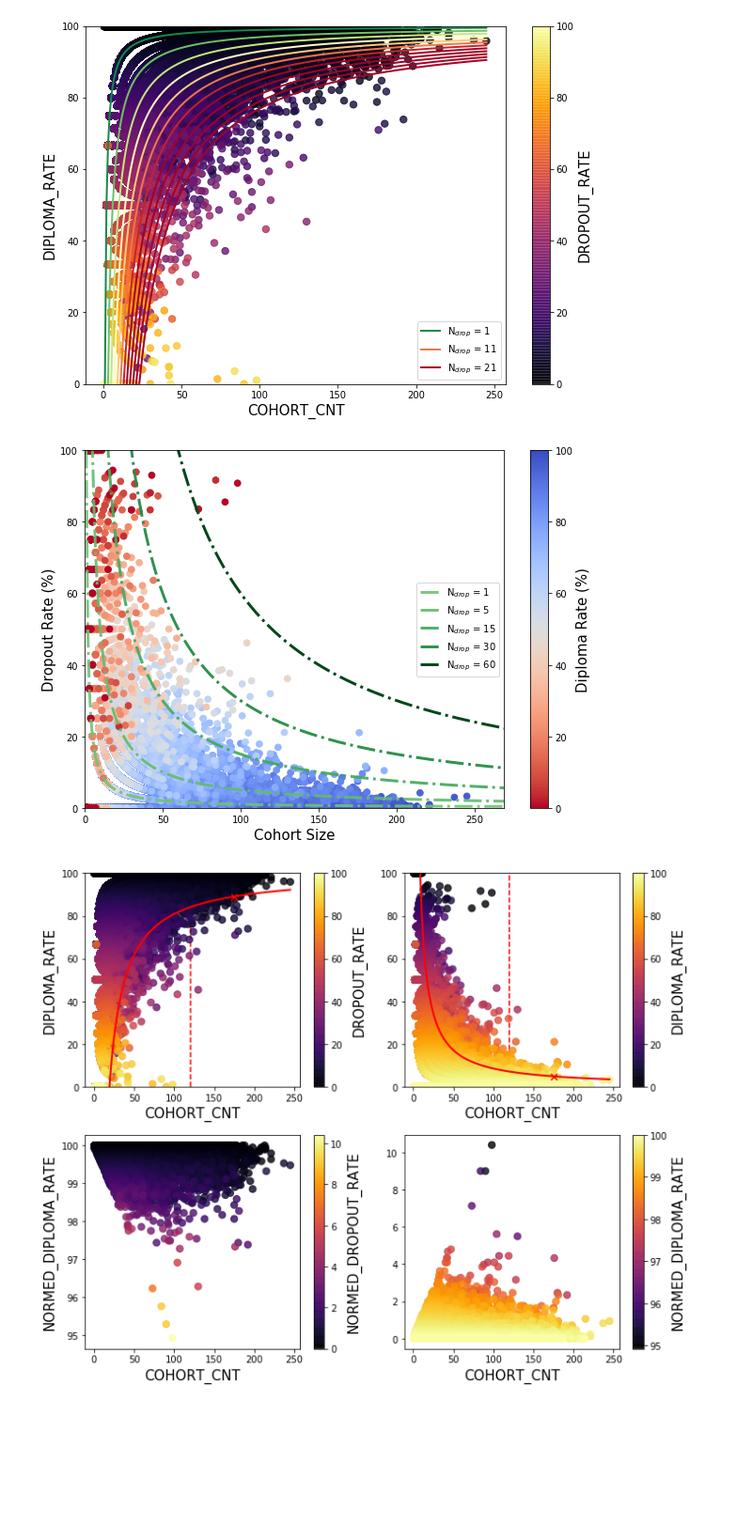
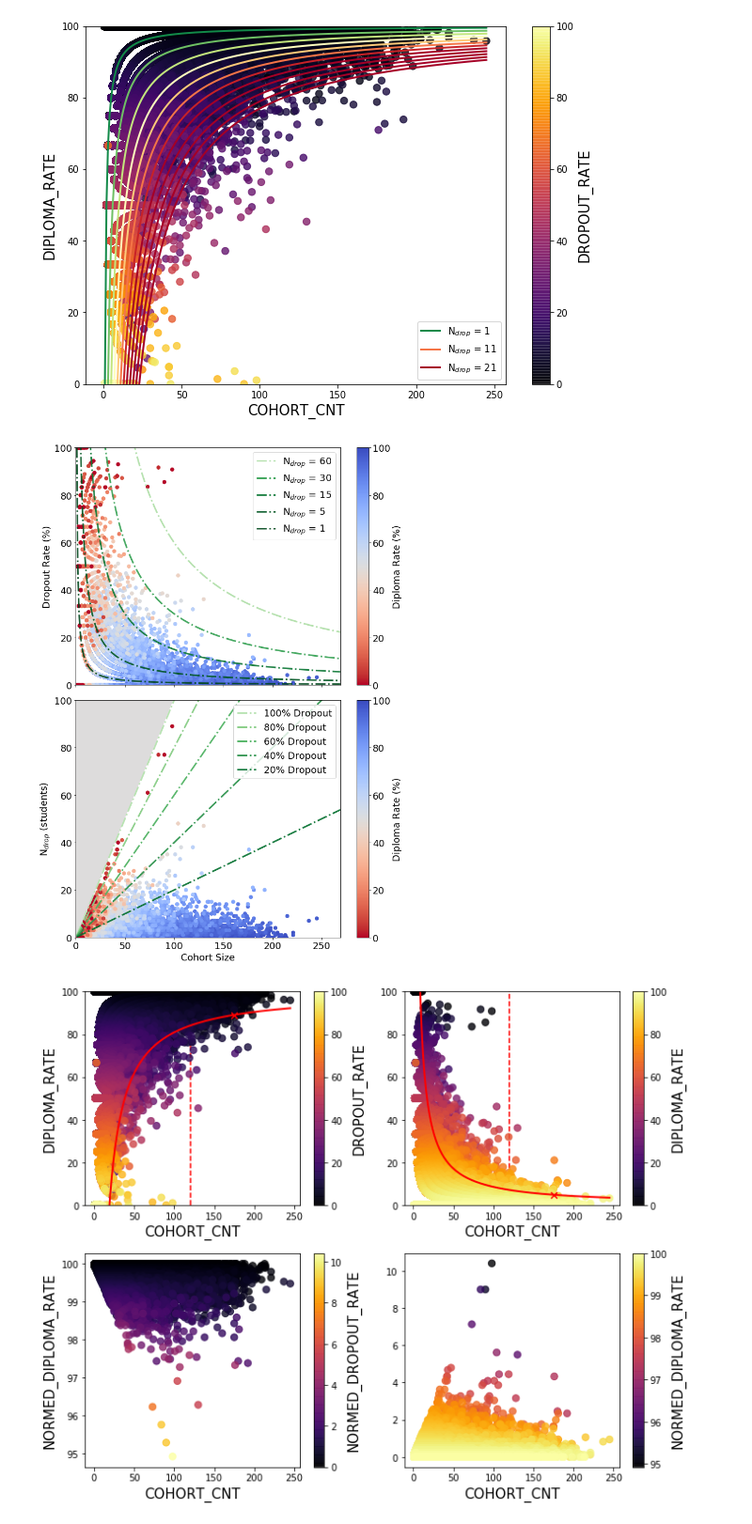
Before and after one commit to andytaylor823/CS-4774-Final-Project, a Jupyter notebook: Sandbox.ipynb, the cells around one changed output. Shown at 94% size. Cells and saved outputs as stored; diff of their text form; code cells hidden in the pictures; blank space fills up the shorter version.

Commit message:
Added figure illustrating change from rate to number.

```diff
--- a/Sandbox.ipynb
+++ b/Sandbox.ipynb
@@ -128,32 +130,73 @@ ax.set_ylim(0,100)
 (0, 100)
 [figure]
 # %%
-fig,ax=plt.subplots(figsize=(10,7))
+fs = 18
+
+## DROPOUT_RATE Plot ##
+
+fig,axs=plt.subplots(2,1,figsize=(10,14))
 sort = np.argsort(-df['DIPLOMA_RATE'])
+
+ax = axs[0]
 scat = ax.scatter(df['COHORT_CNT'].iloc[sort],df['DROPOUT_RATE'].iloc[sort],c=df['DIPLOMA_RATE'].iloc[sort],
            cmap='coolwarm_r',alpha=1.0,s=45)
-cbar = fig.colorbar(scat)
-ax.set_xlabel('Cohort Size',fontsize=15)
-ax.set_ylabel('Dropout Rate (%)',fontsize=15)
-cbar.ax.set_ylabel('Diploma Rate (%)',fontsize=15)
+cbar = fig.colorbar(scat,ax=ax)
+ax.set_xticklabels([])
+ax.set_ylabel('Dropout Rate (%)',fontsize=fs)
+cbar.ax.set_ylabel('Diploma Rate (%)',fontsize=fs)
+for tlab in cbar.ax.get_yticklabels():
+    tlab.set_fontsize(fs)
 
 COHORT_CNT = np.arange(1,1.1*np.max(df['COHORT_CNT']))
-cm = plt.get_cmap('Greens')#RdYlGn_r')
+cm = plt.get_cmap('Greens_r')#RdYlGn_r')
 ls ='-.'
-for ndrop in [1,5,15,30,60]:
-    c = cm(0.5+0.5*ndrop/61)
+for ndrop in [60,30,15,5,1]:
+    c = cm(0.0+0.7*ndrop/61)
     alpha=0.9+0.1*ndrop/61
     if True:#(ndrop-1)%5==0:
         ax.plot(COHORT_CNT, 100*(ndrop)/COHORT_CNT,color=c,lw=3,alpha=alpha,ls=ls,label='N$_{drop}$ = %d'%(ndrop))
     else:
         ax.plot(COHORT_CNT, 100*(ndrop)/COHORT_CNT,color=c,lw=3,alpha=alpha,ls=ls)
 #ax.plot(COHORT_CNT, 100*(COHORT_CNT-10)/COHORT_CNT,color='cornflowerblue')
-ax.legend(loc="center right")
+ax.legend(loc="upper right",fontsize=fs)
 ax.set_ylim(0,100)
 ax.set_xlim(0,max(COHORT_CNT))
-fig.savefig('figures/small_number_stats.pdf')
+for tlab in ax.get_xticklabels()+ax.get_yticklabels():
+    tlab.set_fontsize(fs)
+
+####################
+## DROPOUT_N Plot ##
+####################
+
+ax=axs[1]
+DROPOUT_N = df['DROPOUT_RATE']/100.*df['COHORT_CNT']
+scat = ax.scatter(df['COHORT_CNT'].iloc[sort],DROPOUT_N.iloc[sort],c=df['DIPLOMA_RATE'].iloc[sort],
+           cmap='coolwarm_r',alpha=1.0,s=45)
+cbar = fig.colorbar(scat)
+ax.set_xlabel('Cohort Size',fontsize=fs)
+ax.set_ylabel('N$_{drop}$ (students)',fontsize=fs)
+cbar.ax.set_ylabel('Diploma Rate (%)',fontsize=fs)
+for tlab in cbar.ax.get_yticklabels():
+    tlab.set_fontsize(fs)
+
+COHORT_CNT = np.arange(1,1.1*np.max(df['COHORT_CNT']))
+cm = plt.get_cmap('Greens_r')#RdYlGn_r')
+ls ='-.'
+for droprate in [100,80,60,40,20]:
+    c = cm(0.0+0.7*droprate/100)
+    alpha=0.9+0.1*droprate/100
+    ax.plot(COHORT_CNT, COHORT_CNT*droprate/100.,color=c,lw=3,alpha=alpha,ls=ls,label='%d%s Dropout'%(droprate,'%'))
+tri = plt.Polygon([[0,0],[0,200],[200,202.5]], color=plt.get_cmap('coolwarm')(0.5))
+ax.add_patch(tri)
+ax.legend(loc="upper right",fontsize=fs)
+ax.set_ylim(0,100)
+ax.set_xlim(0,max(COHORT_CNT))
+for tlab in ax.get_xticklabels()+ax.get_yticklabels():
+    tlab.set_fontsize(fs)
+plt.tight_layout()
+fig.savefig('figures/small_number_stats.png',dpi=450)
 # %% [output]
-[figure, old version]
+[figure, new version]
 # %%
 def normalize_rates(df,count_thresh=150,p=50):
     use = df['COHORT_CNT']>count_thresh
```
Also changed, not shown: parts of 1 cell of this notebook, 2 other files.
